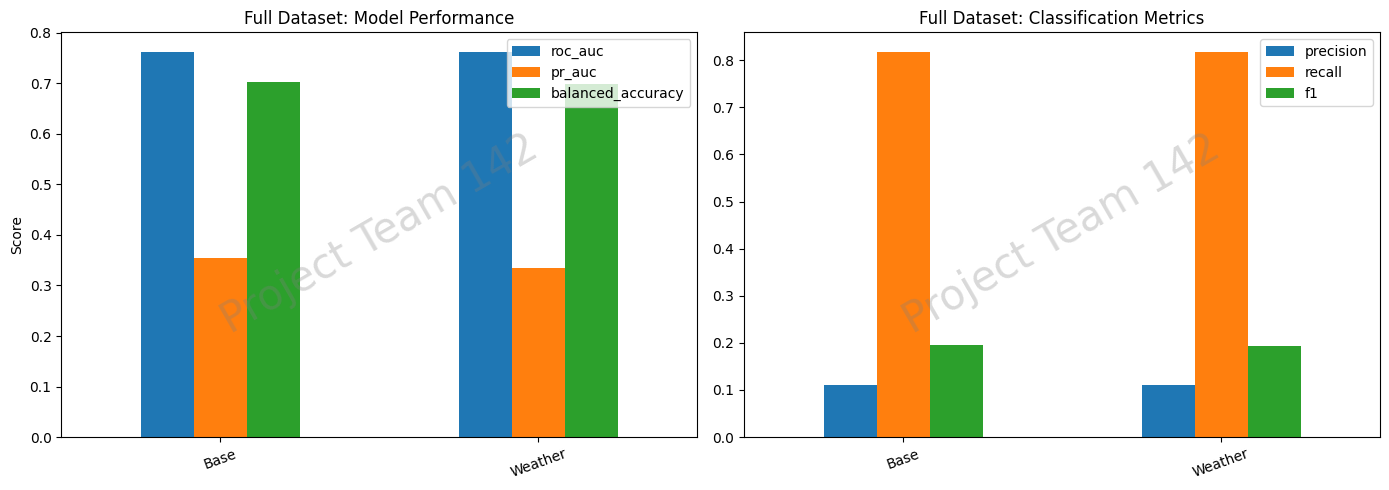
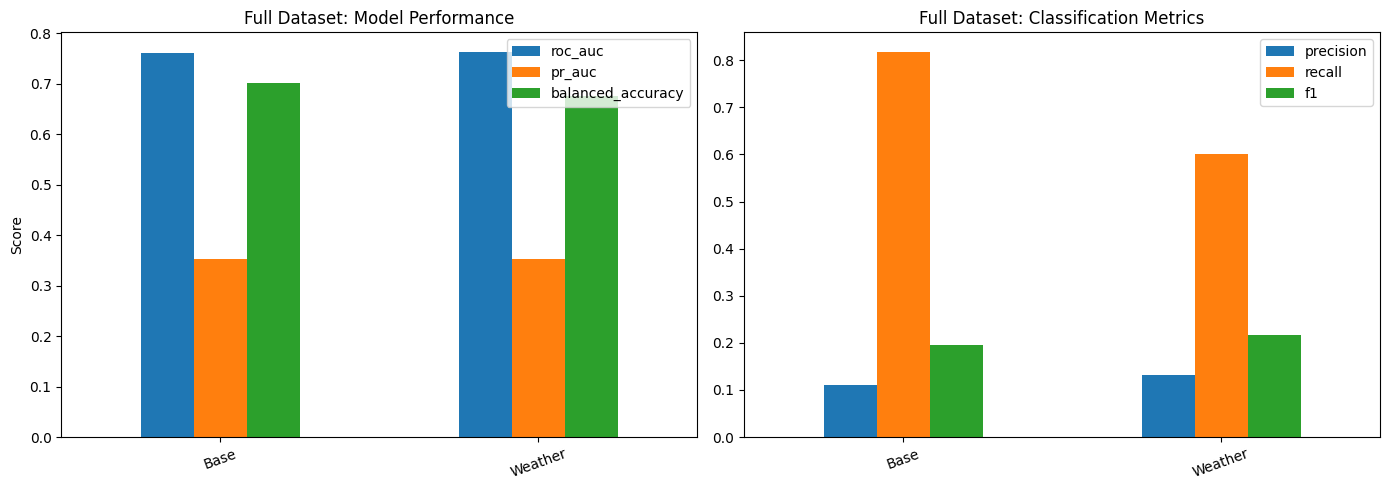
The notebook cell's code change between the first figure and the second:
--- before
+++ after
@@ -25,5 +25,5 @@
 axes[0].set_ylabel("Score")
 axes[0].tick_params(axis="x", rotation=20)
-axes[0].text(0.5, 0.5, 'Project Team 142', fontsize=30, color='gray', alpha=0.3, ha='center', va='center', rotation=30, transform=axes[0].transAxes)
+#axes[0].text(0.5, 0.5, 'Project Team 142', fontsize=30, color='gray', alpha=0.3, ha='center', va='center', rotation=30, transform=axes[0].transAxes)
 
 full_df.T[["precision", "recall", "f1"]].plot(
@@ -32,5 +32,5 @@
 axes[1].set_title("Full Dataset: Classification Metrics")
 axes[1].tick_params(axis="x", rotation=20)
-axes[1].text(0.5, 0.5, 'Project Team 142', fontsize=30, color='gray', alpha=0.3, ha='center', va='center', rotation=30, transform=axes[1].transAxes)
+#axes[1].text(0.5, 0.5, 'Project Team 142', fontsize=30, color='gray', alpha=0.3, ha='center', va='center', rotation=30, transform=axes[1].transAxes)
 
 plt.tight_layout()
@@ -51,5 +51,5 @@
 axes[0].set_ylabel("Score")
 axes[0].tick_params(axis="x", rotation=20)
-axes[0].text(0.5, 0.5, 'Project Team 142', fontsize=30, color='gray', alpha=0.3, ha='center', va='center', rotation=30, transform=axes[0].transAxes)
+#axes[0].text(0.5, 0.5, 'Project Team 142', fontsize=30, color='gray', alpha=0.3, ha='center', va='center', rotation=30, transform=axes[0].transAxes)
 
 subset_df.T[["precision", "recall", "f1"]].plot(
@@ -58,5 +58,5 @@
 axes[1].set_title("Weather Subset: Classification Metrics")
 axes[1].tick_params(axis="x", rotation=20)
-axes[1].text(0.5, 0.5, 'Project Team 142', fontsize=30, color='gray', alpha=0.3, ha='center', va='center', rotation=30, transform=axes[1].transAxes)
+#axes[1].text(0.5, 0.5, 'Project Team 142', fontsize=30, color='gray', alpha=0.3, ha='center', va='center', rotation=30, transform=axes[1].transAxes)
 
 plt.tight_layout()
@@ -80,5 +80,5 @@
 plt.ylabel("Score")
 plt.xticks(rotation=30)
-plt.text(0.5,0.5,"Project Team 142",fontsize=30,color="gray",alpha=0.3,ha="center",va="center",rotation=30,transform=plt.gca().transAxes)
+#plt.text(0.5,0.5,"Project Team 142",fontsize=30,color="gray",alpha=0.3,ha="center",va="center",rotation=30,transform=plt.gca().transAxes)
 plt.tight_layout()
 plt.savefig(PLOTS_DIR / "model_comparison_keymetrics.png")

Commit: non watermark plots